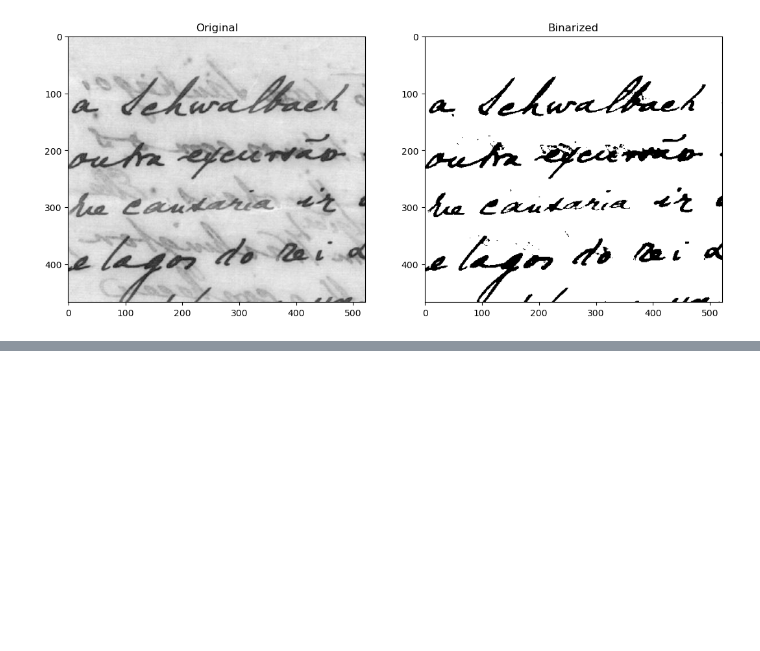
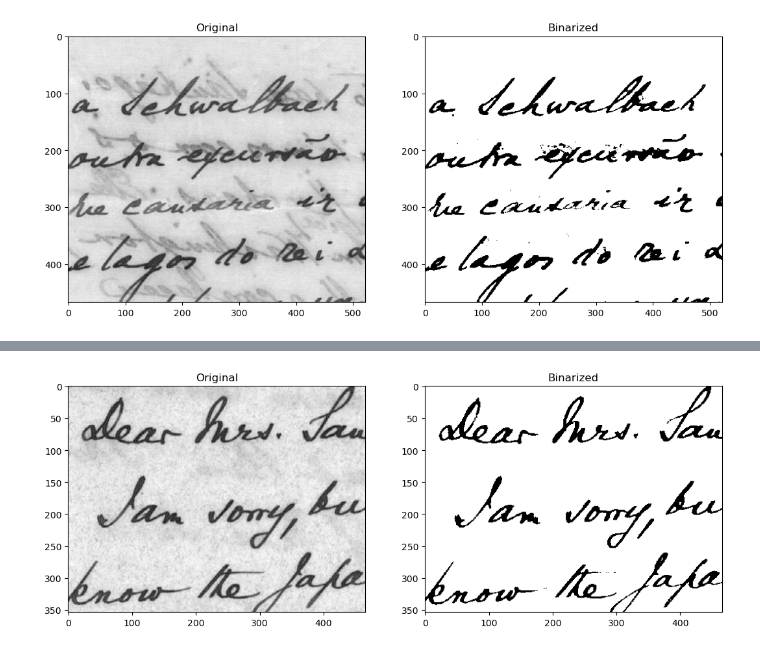
Before and after one commit to matheusalb/ImageProcessing, a Jupyter notebook: projeto/q2/q2.ipynb, the cells around one changed output, grey strips where cells are left out. Saved outputs shown, nothing was run; the diff lists cells and outputs as text; code cells hidden in the pictures; blank space fills up the shorter version.

```diff
--- a/projeto/q2/q2.ipynb
+++ b/projeto/q2/q2.ipynb
@@ -97,0 +110,4 @@ plot(image_1_root, binarize(image_1_root, 125))
+# %%
+plot(image_2_root, binarize(image_2_root, 142)) #125 142
+# %% [output]
+[figure, added]
```
Also changed, not shown: parts of 14 cells of this notebook, 32 other files.
